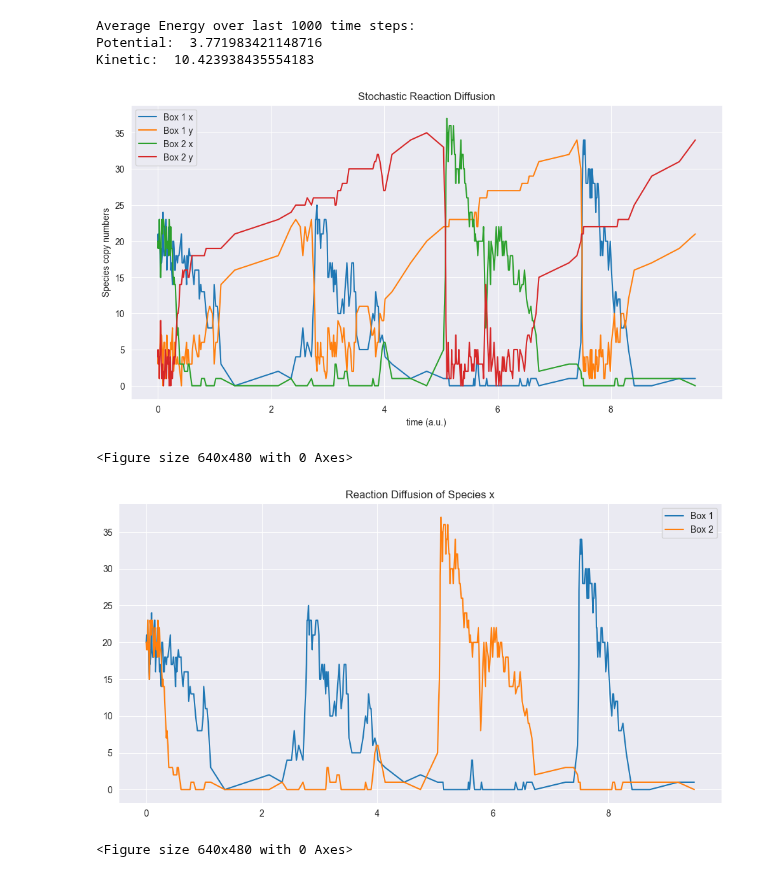
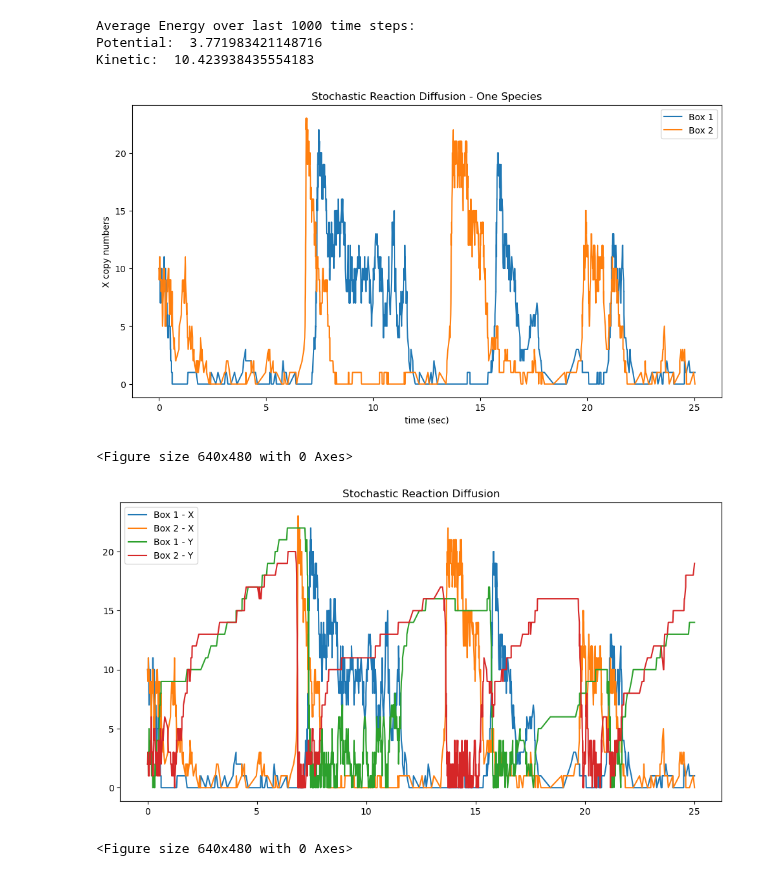
Before and after one commit to JooshK/ModelingTheLivingCell, a Jupyter notebook: scripts/PS5/main.ipynb, the cells around one changed output. Cells and saved outputs as stored; diff of their text form; code cells hidden in the pictures.

Commit message:
Fixed Spatial Gillespie

```diff
--- a/scripts/PS5/main.ipynb
+++ b/scripts/PS5/main.ipynb
@@ -135,27 +133,42 @@ spatial_trajectory = spatial_gillespie(propensities, s0, t_max, parameters, para
+# %%
+max_time = 25.0
+pm = Pm()
+
+stoich_matrix = np.array([[1, 0, 0, 0], [1, -1, 0, 0], [-1, 1, 0, 0], [-1, 0, 0, 0], [-1, 0, 1, 0], [0, -1, 0 ,1],
+                        [0, 0, 1, 0], [0, 0, 1, -1], [0, 0, -1, 1], [0, 0, -1, 0], [1, 0, -1, 0], [0, 1, 0, -1]])
+
+
+states, times = spatial_gillespie(max_time, stoich_matrix, pm)
 # %%
+states_t = np.transpose(states)
 plt.figure(figsize=[12,6])
-plt.plot(spatial_trajectory['sampled_times'], spatial_trajectory['states'][0][0], label="Box 1 x")
-plt.plot(spatial_trajectory['sampled_times'], spatial_trajectory['states'][1][0], label="Box 1 y")
-plt.plot(spatial_trajectory['sampled_times'], spatial_trajectory['states'][0][1], label="Box 2 x")
-plt.plot(spatial_trajectory['sampled_times'], spatial_trajectory['states'][1][1], label="Box 2 y")
 
-plt.xlabel("time (a.u.)")
-plt.ylabel("Species copy numbers")
-plt.title("Stochastic Reaction Diffusion")
+plt.plot(times, states_t[0], label="Box 1")
+plt.plot(times, states_t[2], label="Box 2")
+
+
+plt.xlabel("time (sec)")
+plt.ylabel("X copy numbers")
+plt.title("Stochastic Reaction Diffusion - One Species")
 plt.legend()
 plt.show()
-plt.savefig("../../data/Spatial_gillespie.png")
+plt.savefig("../../data/x_compartments.png")
 # %% [output]
-[figure, old version]
+[figure, new version]
 <Figure size 640x480 with 0 Axes>
 # %%
 plt.figure(figsize=[12,6])
-plt.plot(spatial_trajectory['sampled_times'], spatial_trajectory['states'][0][0], label="Box 1")
-plt.plot(spatial_trajectory['sampled_times'], spatial_trajectory['states'][0][1], label="Box 2")
-plt.title("Reaction Diffusion of Species x")
+
+plt.plot(times, states_t[0], label="Box 1 - X")
+plt.plot(times, states_t[2], label="Box 2 - X")
+
+plt.plot(times, states_t[1], label="Box 1 - Y")
+plt.plot(times, states_t[3], label="Box 2 - Y")
+
+plt.title("Stochastic Reaction Diffusion")
 plt.legend()
 plt.show()
-plt.savefig("../../data/x_compartments.png")
+plt.savefig("../../data/Spatial_gillespie.png")
 # %% [output]
-[figure, old version]
+[figure, new version]
 <Figure size 640x480 with 0 Axes>
```
Also changed, not shown: parts of 8 cells of this notebook, 3 other files.
